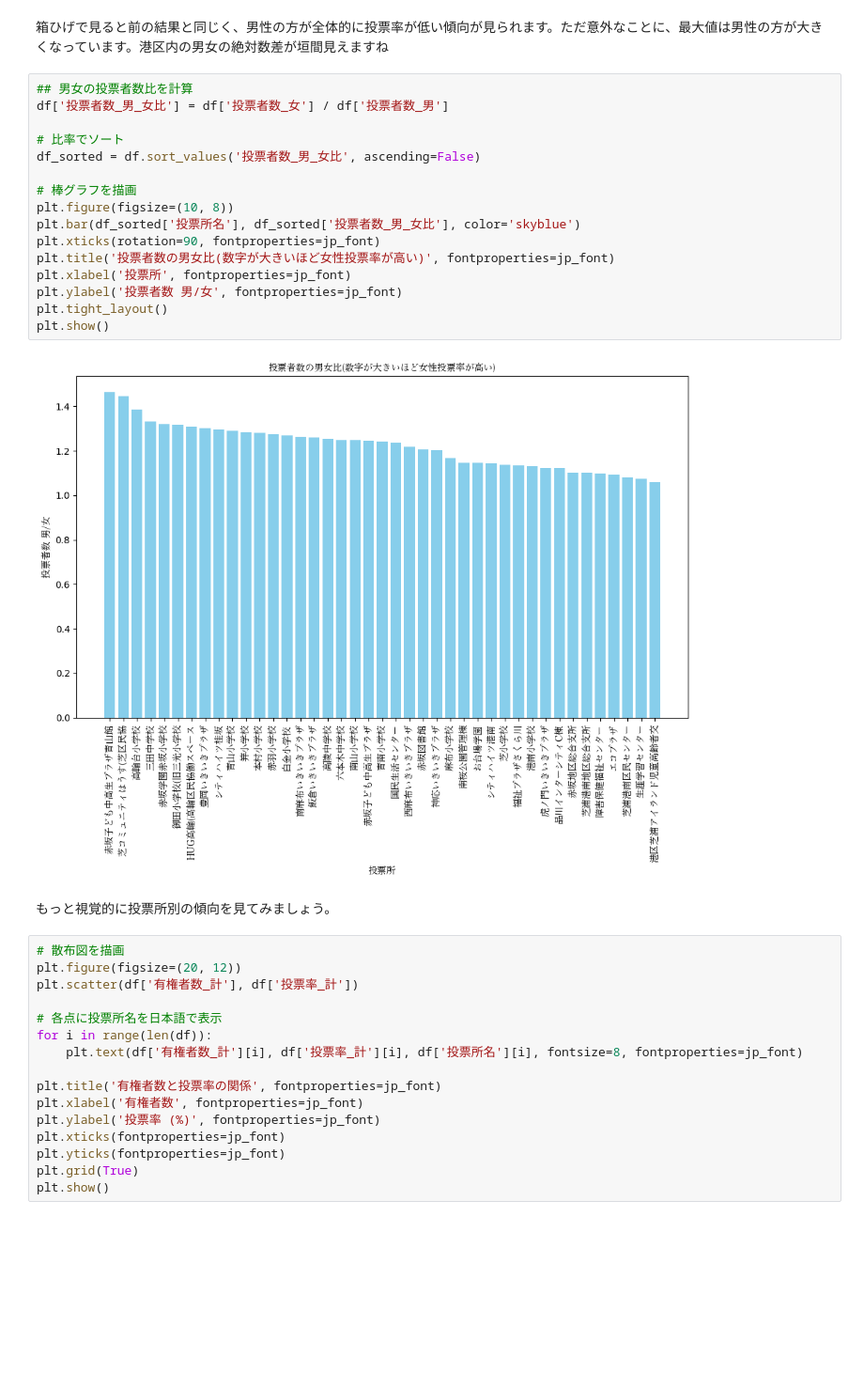
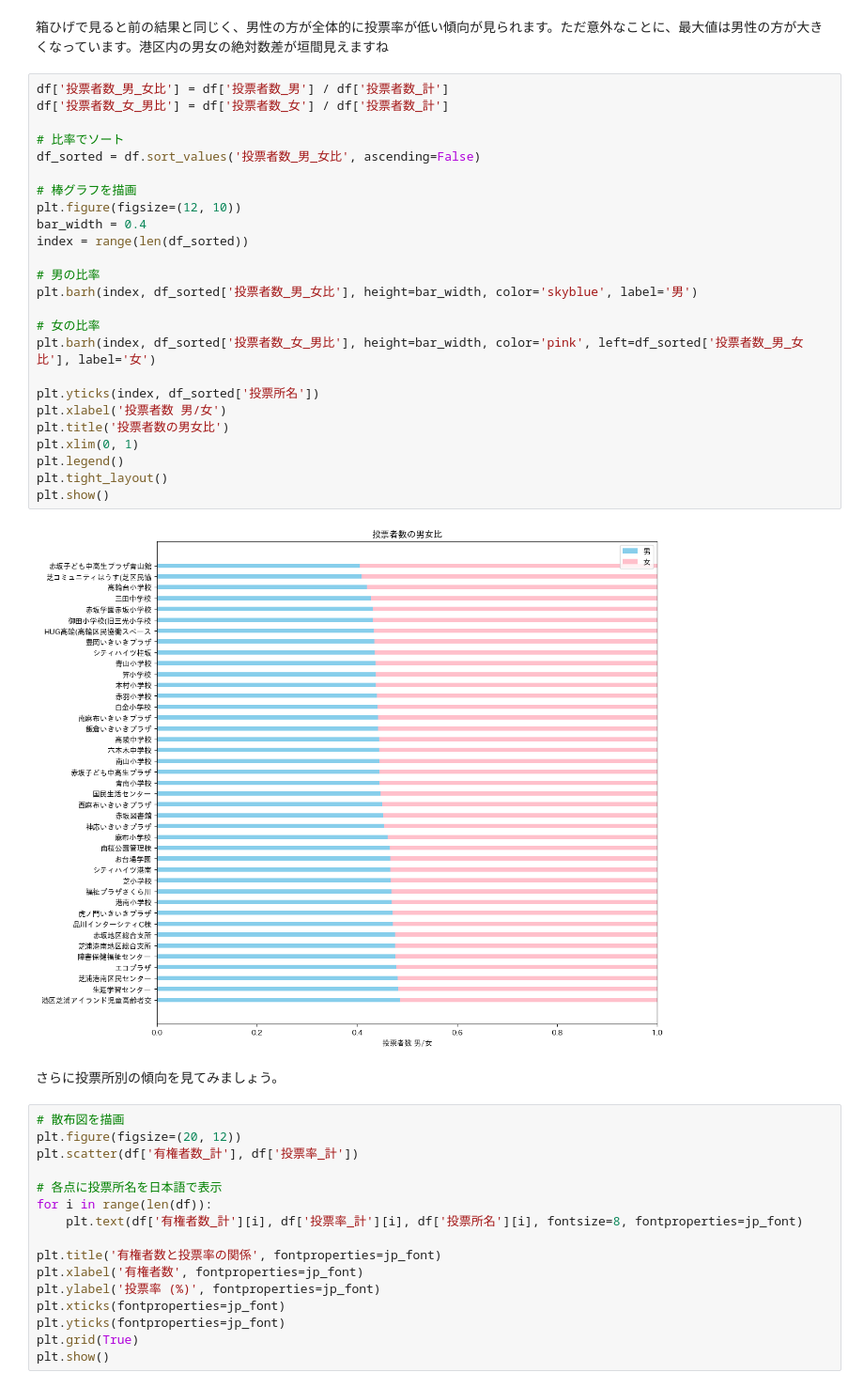
Before and after one commit to reireu/mayor-election-analysis, a Jupyter notebook: datascience.ipynb, the cells around one changed output. Shown at 94% size. Cells and saved outputs as stored; diff of their text form; blank space fills up the shorter version.

```diff
--- a/datascience.ipynb
+++ b/datascience.ipynb
@@ -164,26 +165,35 @@ plt.show()
 [figure]
 # %% [markdown]
 箱ひげで見ると前の結果と同じく、男性の方が全体的に投票率が低い傾向が見られます。ただ意外なことに、最大値は男性の方が大きくなっています。港区内の男女の絶対数差が垣間見えますね
-# %%
-## 男女の投票者数比を計算
-df['投票者数_男_女比'] = df['投票者数_女'] / df['投票者数_男']
-
-# 比率でソート
-df_sorted = df.sort_values('投票者数_男_女比', ascending=False)
-
-# 棒グラフを描画
-plt.figure(figsize=(10, 8))
-plt.bar(df_sorted['投票所名'], df_sorted['投票者数_男_女比'], color='skyblue')
-plt.xticks(rotation=90, fontproperties=jp_font)
-plt.title('投票者数の男女比(数字が大きいほど女性投票率が高い)', fontproperties=jp_font)
-plt.xlabel('投票所', fontproperties=jp_font)
-plt.ylabel('投票者数 男/女', fontproperties=jp_font)
-plt.tight_layout()
-plt.show()
-# %% [output]
-[figure, removed]
-# %% [markdown]
-もっと視覚的に投票所別の傾向を見てみましょう。
+# %%
+df['投票者数_男_女比'] = df['投票者数_男'] / df['投票者数_計']
+df['投票者数_女_男比'] = df['投票者数_女'] / df['投票者数_計']
+
+# 比率でソート
+df_sorted = df.sort_values('投票者数_男_女比', ascending=False)
+
+# 棒グラフを描画
+plt.figure(figsize=(12, 10))
+bar_width = 0.4
+index = range(len(df_sorted))
+
+# 男の比率
+plt.barh(index, df_sorted['投票者数_男_女比'], height=bar_width, color='skyblue', label='男')
+
+# 女の比率
+plt.barh(index, df_sorted['投票者数_女_男比'], height=bar_width, color='pink', left=df_sorted['投票者数_男_女比'], label='女')
+
+plt.yticks(index, df_sorted['投票所名'])
+plt.xlabel('投票者数 男/女')
+plt.title('投票者数の男女比')
+plt.xlim(0, 1)
+plt.legend()
+plt.tight_layout()
+plt.show()
+# %% [output]
+[figure, added]
+# %% [markdown]
+ さらに投票所別の傾向を見てみましょう。
 # %%
 # 散布図を描画
 plt.figure(figsize=(20, 12))
```
Also changed, not shown: parts of 6 cells of this notebook.
